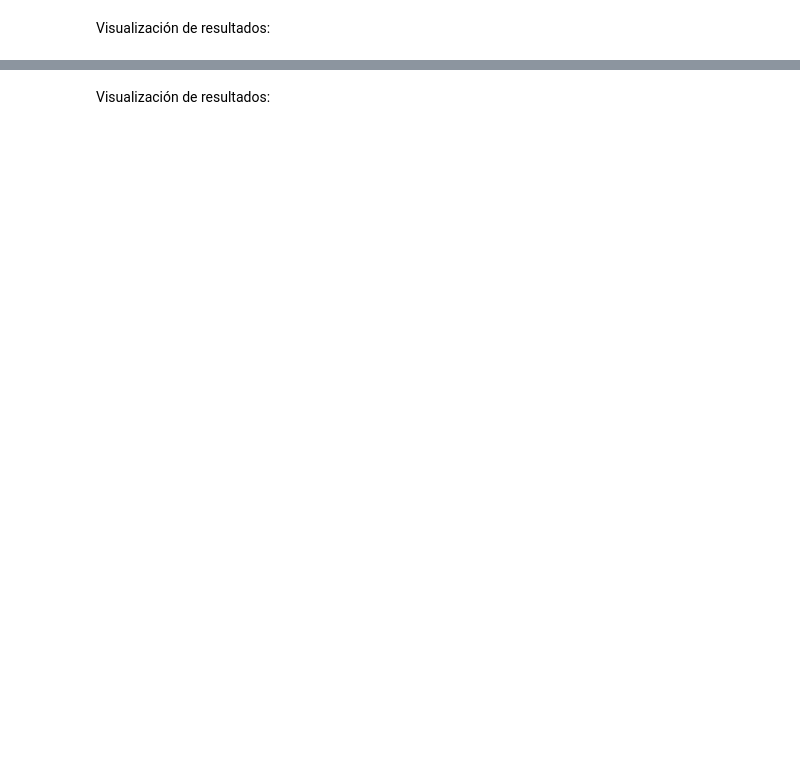
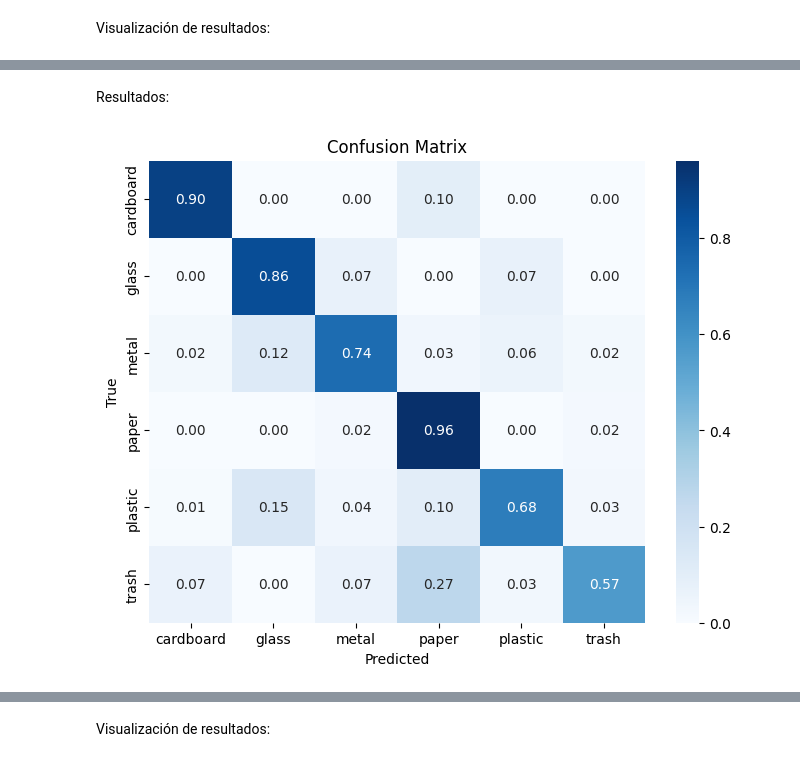
Before and after one commit to gonzafernan/ceia-vpc2, a Jupyter notebook: 02-trashnet-baseline.ipynb, the cells around one changed output, grey strips where cells are left out. Saved outputs shown, nothing was run; the diff lists cells and outputs as text; code cells hidden in the pictures; blank space fills up the shorter version.

Commit message:
feat(baseline): add better error metrics and data augmentation analysis

```diff
--- a/02-trashnet-baseline.ipynb
+++ b/02-trashnet-baseline.ipynb
@@ -255,6 +315,25 @@ def train_validate(
 ### Entrenamiento y validation sin data augmentation
 Ejecución del entrenamiento y validación:
 # %%
-model, train_losses, val_losses, train_accuracies, val_accuracies = train_validate(
-    model, train_loader, val_loader, criterion, optimizer, device, epochs=10
+train_loader, val_loader = get_dataloaders(
+    full_dataset, train_transform, test_transform, batch_size=32, use_sampler=False
 )
+
+model = create_empty_model()
+criterion = nn.CrossEntropyLoss()
+optimizer = optim.Adam(model.parameters(), lr=1e-3)
+scheduler = optim.lr_scheduler.StepLR(optimizer, step_size=5, gamma=0.5)
+
+model, train_losses, val_losses, train_accuracies, val_accuracies, metrics = (
+    train_validate(
+        model,
+        train_loader,
+        val_loader,
+        criterion,
+        optimizer,
+        device,
+        epochs=15,
+        scheduler=scheduler,
+        verbose=True,
+    )
+)
@@ -288,0 +390,18 @@ plt.show()
+# %% [markdown]
+Resultados:
+# %%
+plt.figure(figsize=(8, 6))
+sns.heatmap(
+    metrics["confusion_matrix"],
+    annot=True,
+    fmt=".2f",
+    cmap="Blues",
+    xticklabels=class_names,
+    yticklabels=class_names,
+)
+plt.title("Confusion Matrix")
+plt.xlabel("Predicted")
+plt.ylabel("True")
+plt.show()
+# %% [output]
+[figure, added]
```
Also changed, not shown: parts of 30 cells of this notebook, 2 other files.
